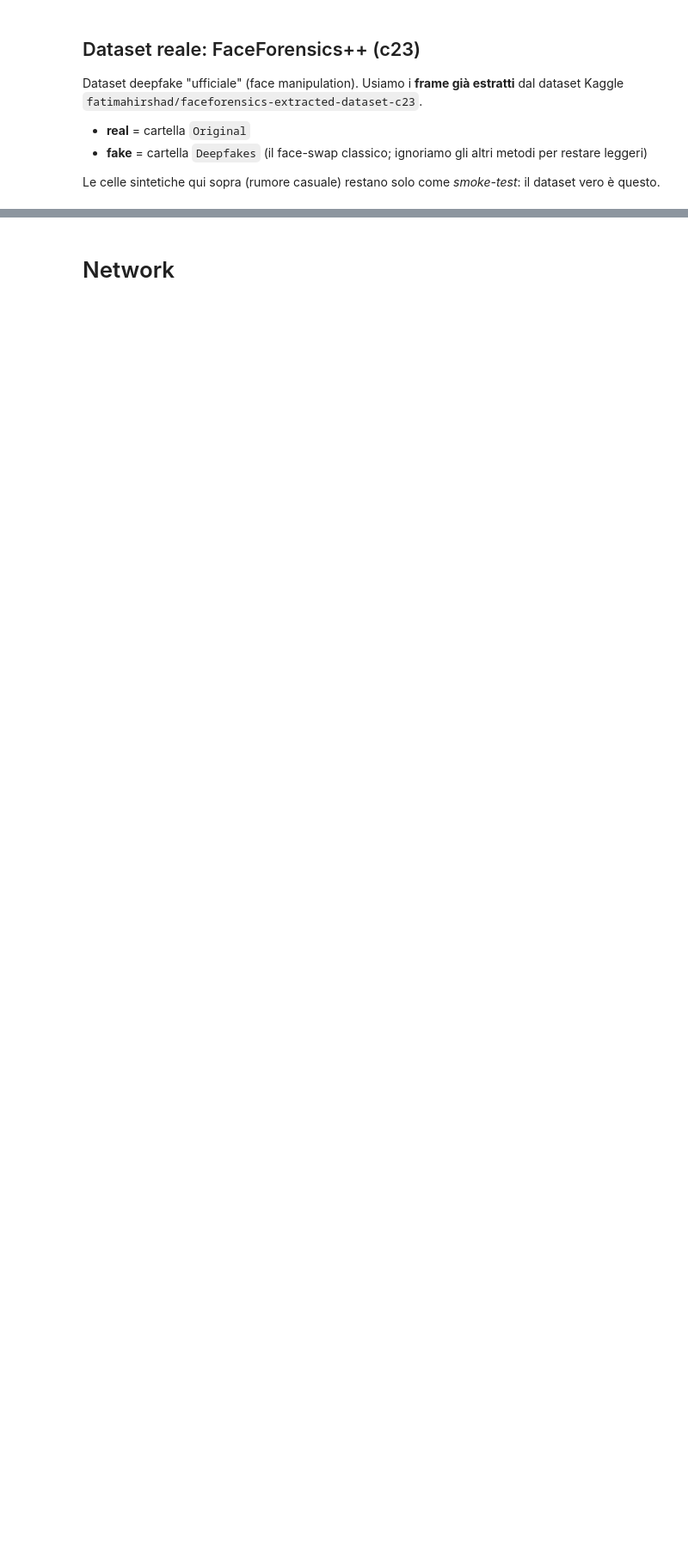
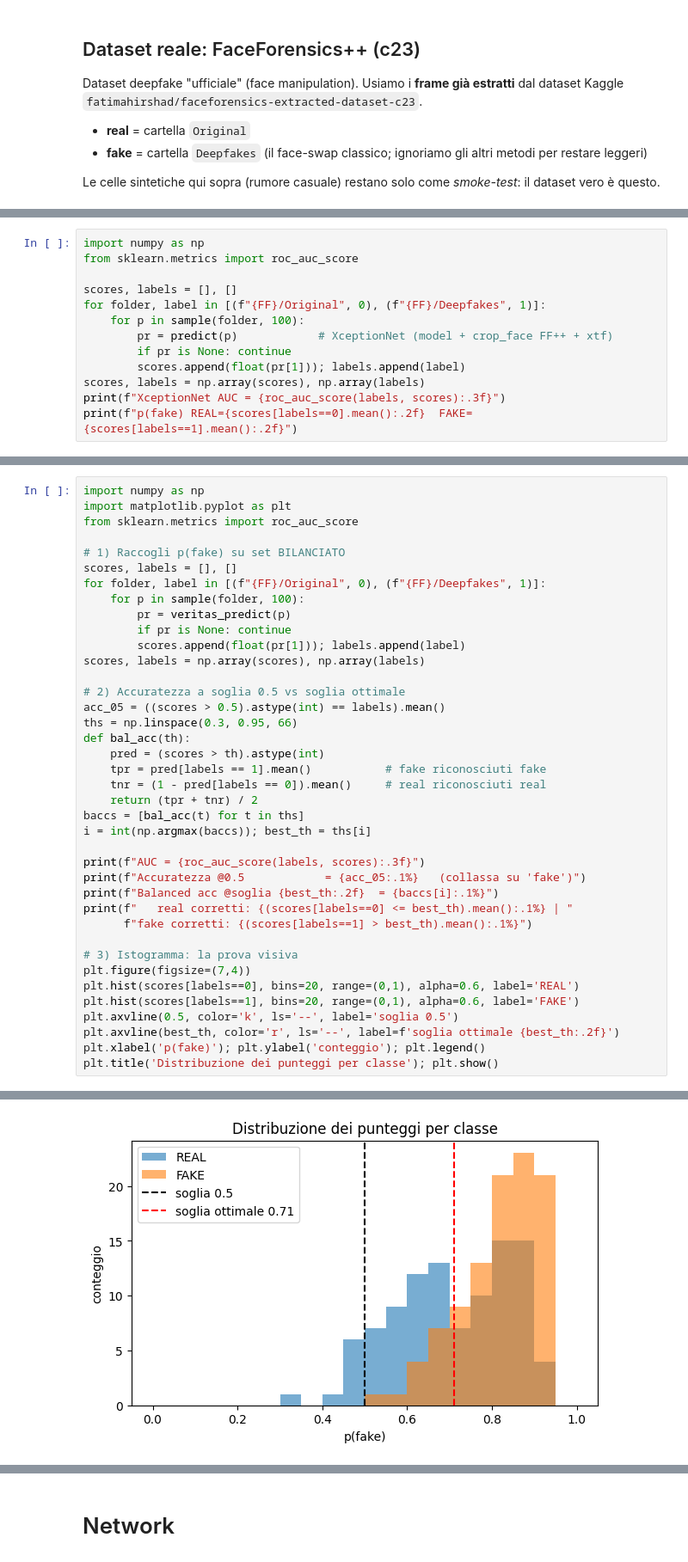
Before and after one commit to silviobear/COMPUTER_VISION_DEEPFAKE, a Jupyter notebook: computer_vision.ipynb, the cells around one changed output, grey strips where cells are left out. Shown at 86% size. Drawn from its saved outputs; the diff is of its cells as text; blank space fills up the shorter version.

```diff
--- a/computer_vision.ipynb
+++ b/computer_vision.ipynb
@@ -319,0 +652,13 @@ compress_dataset_jpegai(DATASET_PATH, BPP_LIST, JPEGAI_DIR, profile=PROFILE)
+# %%
+import numpy as np
+from sklearn.metrics import roc_auc_score
+
+scores, labels = [], []
+for folder, label in [(f"{FF}/Original", 0), (f"{FF}/Deepfakes", 1)]:
+    for p in sample(folder, 100):
+        pr = predict(p)            # XceptionNet (model + crop_face FF++ + xtf)
+        if pr is None: continue
+        scores.append(float(pr[1])); labels.append(label)
+scores, labels = np.array(scores), np.array(labels)
+print(f"XceptionNet AUC = {roc_auc_score(labels, scores):.3f}")
+print(f"p(fake) REAL={scores[labels==0].mean():.2f}  FAKE={scores[labels==1].mean():.2f}")
@@ -319,0 +668,40 @@ compress_dataset_jpegai(DATASET_PATH, BPP_LIST, JPEGAI_DIR, profile=PROFILE)
+# %%
+import numpy as np
+import matplotlib.pyplot as plt
+from sklearn.metrics import roc_auc_score
+
+# 1) Raccogli p(fake) su set BILANCIATO
+scores, labels = [], []
+for folder, label in [(f"{FF}/Original", 0), (f"{FF}/Deepfakes", 1)]:
+    for p in sample(folder, 100):
+        pr = veritas_predict(p)
+        if pr is None: continue
+        scores.append(float(pr[1])); labels.append(label)
+scores, labels = np.array(scores), np.array(labels)
+
+# 2) Accuratezza a soglia 0.5 vs soglia ottimale
+acc_05 = ((scores > 0.5).astype(int) == labels).mean()
+ths = np.linspace(0.3, 0.95, 66)
+def bal_acc(th):
+    pred = (scores > th).astype(int)
+    tpr = pred[labels == 1].mean()           # fake riconosciuti fake
+    tnr = (1 - pred[labels == 0]).mean()     # real riconosciuti real
+    return (tpr + tnr) / 2
+baccs = [bal_acc(t) for t in ths]
+i = int(np.argmax(baccs)); best_th = ths[i]
+
+print(f"AUC = {roc_auc_score(labels, scores):.3f}")
+print(f"Accuratezza @0.5            = {acc_05:.1%}   (collassa su 'fake')")
+print(f"Balanced acc @soglia {best_th:.2f}  = {baccs[i]:.1%}")
+print(f"   real corretti: {(scores[labels==0] <= best_th).mean():.1%} | "
+      f"fake corretti: {(scores[labels==1] > best_th).mean():.1%}")
+
+# 3) Istogramma: la prova visiva
+plt.figure(figsize=(7,4))
+plt.hist(scores[labels==0], bins=20, range=(0,1), alpha=0.6, label='REAL')
+plt.hist(scores[labels==1], bins=20, range=(0,1), alpha=0.6, label='FAKE')
+plt.axvline(0.5, color='k', ls='--', label='soglia 0.5')
+plt.axvline(best_th, color='r', ls='--', label=f'soglia ottimale {best_th:.2f}')
+plt.xlabel('p(fake)'); plt.ylabel('conteggio'); plt.legend()
+plt.title('Distribuzione dei punteggi per classe'); plt.show()
+# %% [output]
@@ -319,0 +712 @@ compress_dataset_jpegai(DATASET_PATH, BPP_LIST, JPEGAI_DIR, profile=PROFILE)
+[figure, added]
```
Also changed, not shown: parts of 37 cells of this notebook.
